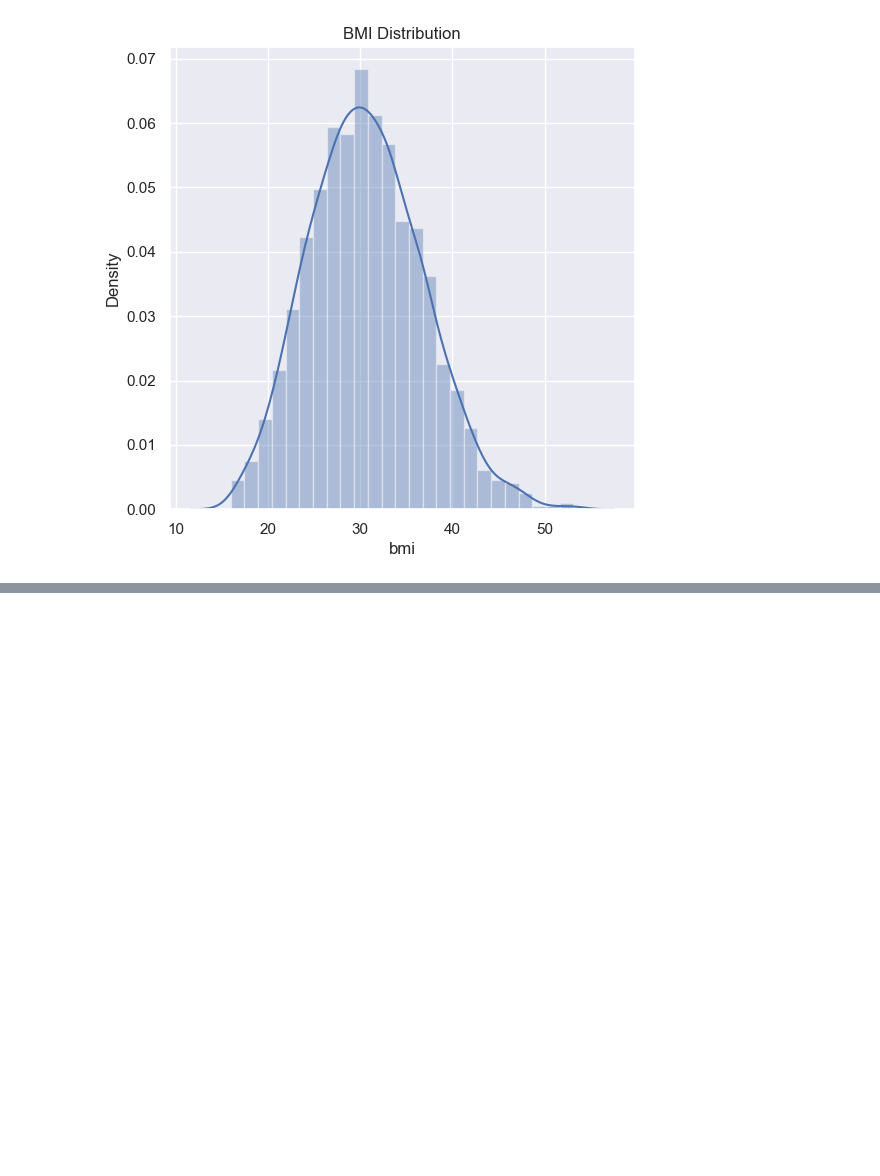
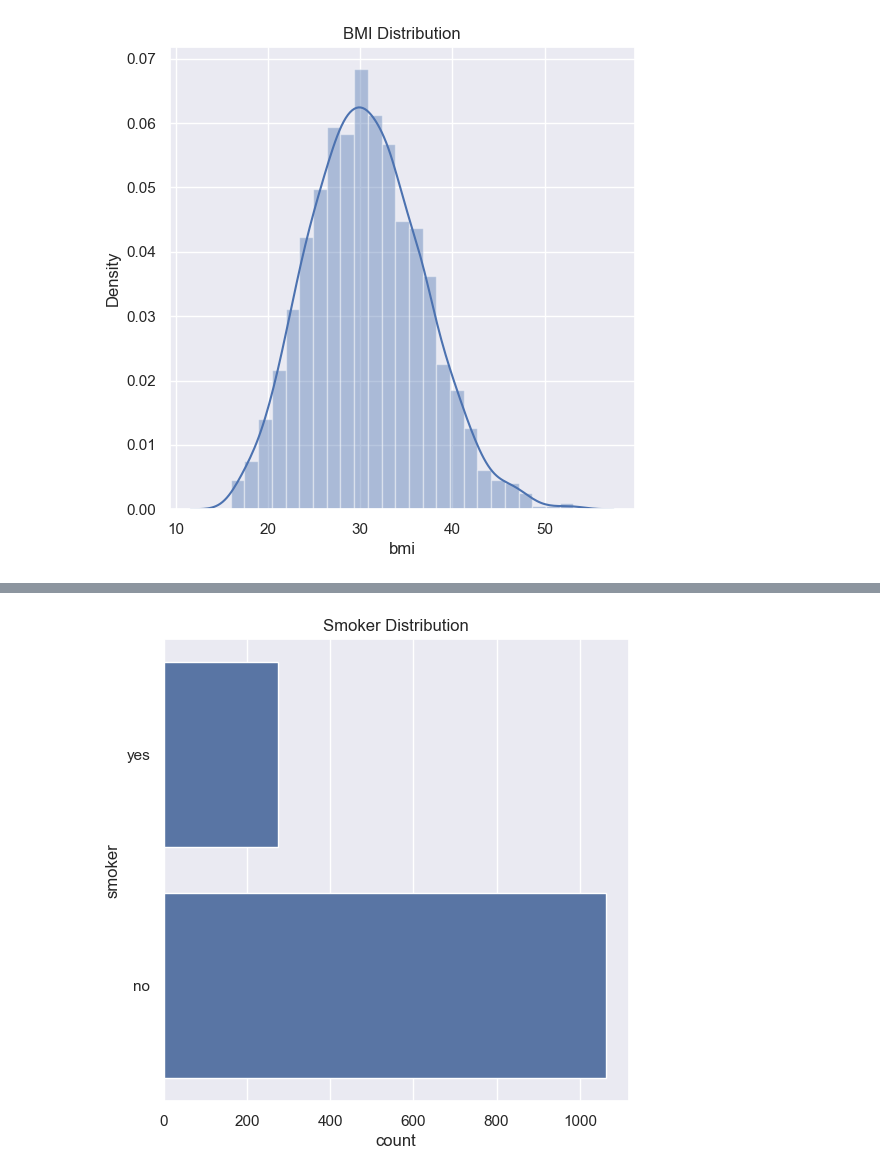
Before and after one commit to Abhiprameesh/Mle-Projects2, a Jupyter notebook: Medical-Insurance-Cost-Prediction/medical insurance.ipynb, the cells around one changed output, grey strips where cells are left out. Cells and saved outputs as stored; diff of their text form; code cells hidden in the pictures; blank space fills up the shorter version.

```diff
--- a/Medical-Insurance-Cost-Prediction/medical insurance.ipynb
+++ b/Medical-Insurance-Cost-Prediction/medical insurance.ipynb
@@ -110,0 +135,7 @@ https://gist.github.com/mwaskom/de44147ed2974457ad6372750bbe5751
+# %%
+plt.figure(figsize=(6, 6))
+sns.countplot(df['smoker'])
+plt.title('Smoker Distribution')
+plt.show()
+# %% [output]
+[figure, added]
```
Also changed, not shown: parts of 17 cells of this notebook.
